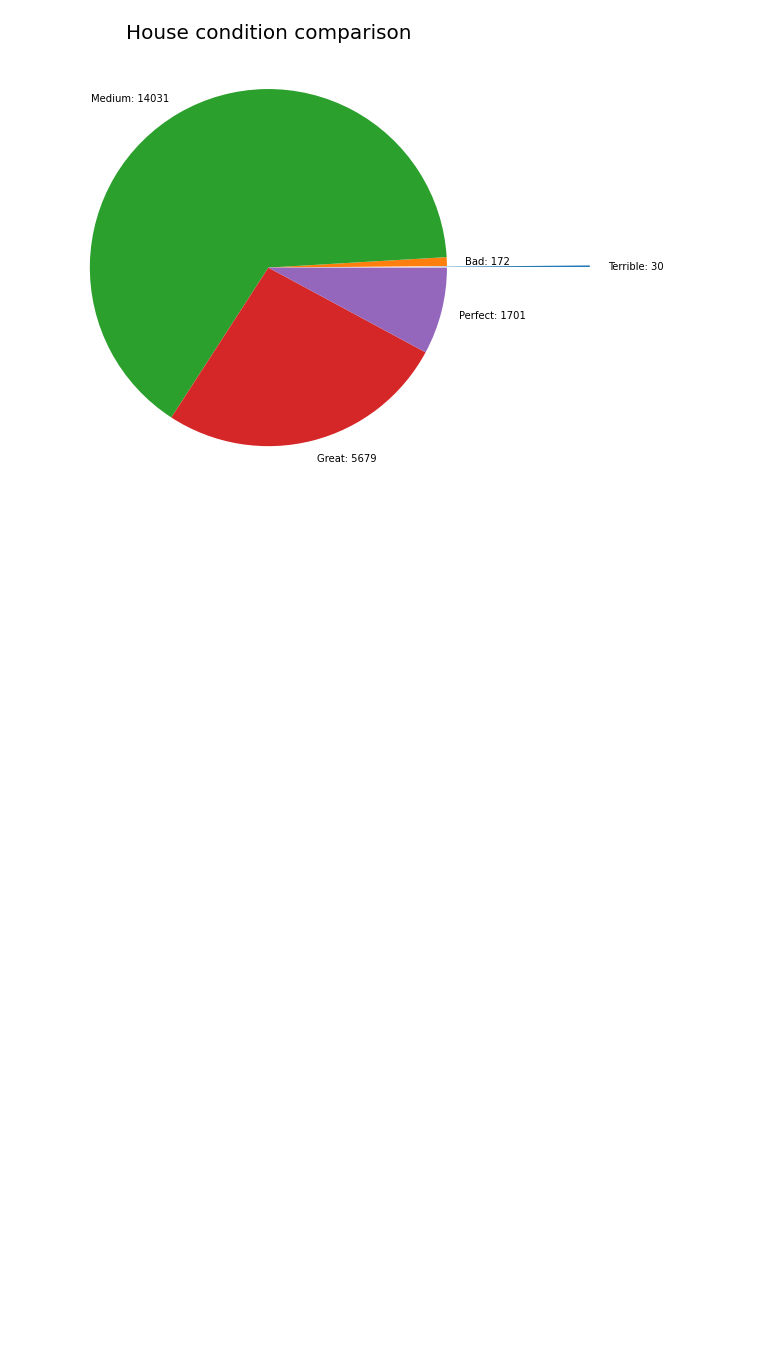
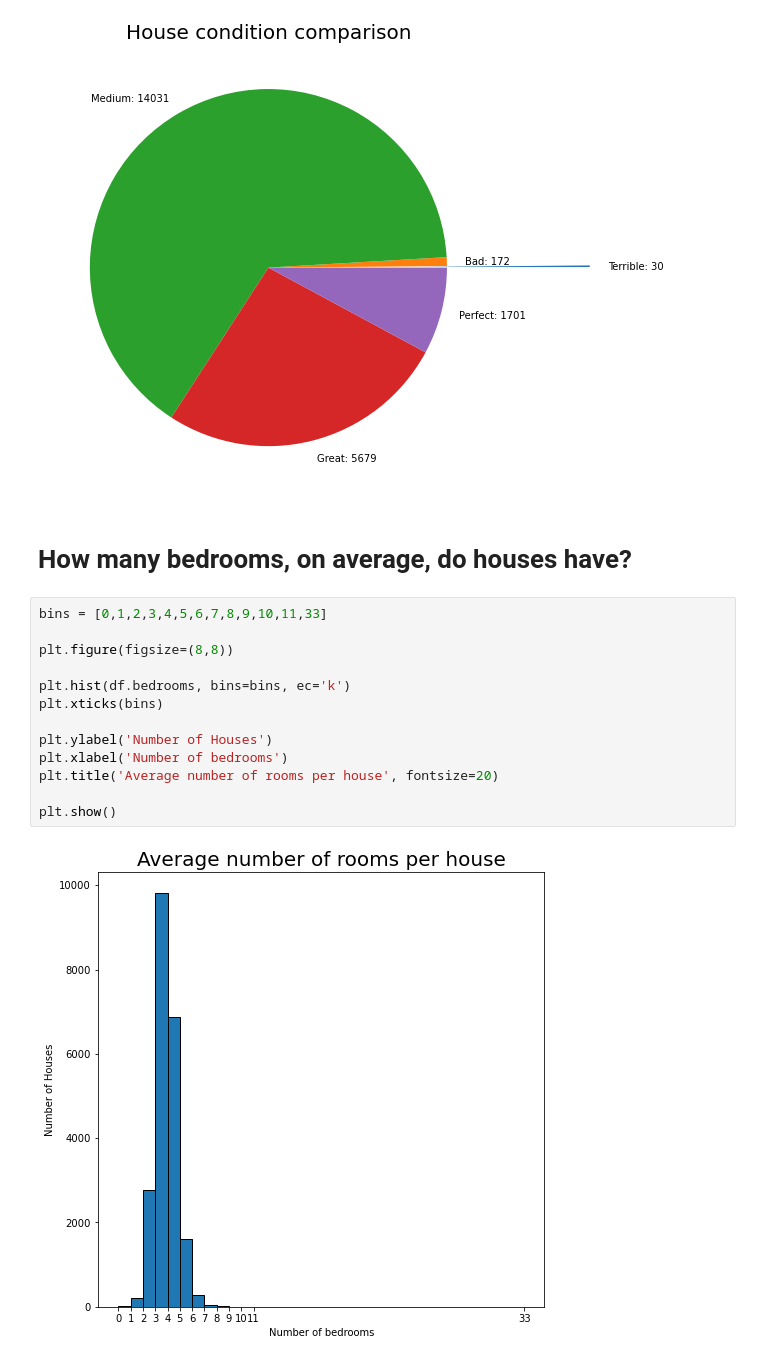
Before and after one commit to antoniosilva27/kaggle-house-rocket, a Jupyter notebook: house_rocket.ipynb, the cells around one changed output. Saved outputs shown, nothing was run; the diff lists cells and outputs as text; blank space fills up the shorter version.

Commit message:
chart with bedrooms average added

```diff
--- a/house_rocket.ipynb
+++ b/house_rocket.ipynb
@@ -63,3 +63,20 @@ plt.title('House condition comparison', fontsize=20)
 plt.show()
 # %% [output]
 [figure]
+# %% [markdown]
+# How many bedrooms, on average, do houses have?
+# %%
+bins = [0,1,2,3,4,5,6,7,8,9,10,11,33]
+
+plt.figure(figsize=(8,8))
+
+plt.hist(df.bedrooms, bins=bins, ec='k')
+plt.xticks(bins)
+
+plt.ylabel('Number of Houses')
+plt.xlabel('Number of bedrooms')
+plt.title('Average number of rooms per house', fontsize=20)
+
+plt.show()
+# %% [output]
+[figure, added]
```
